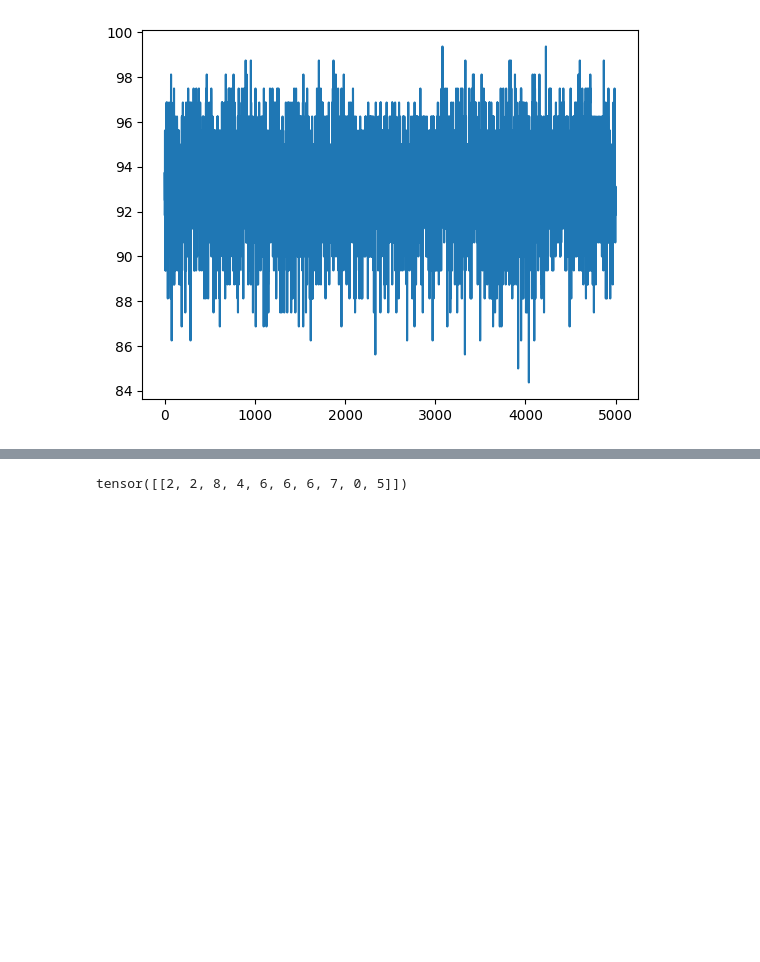
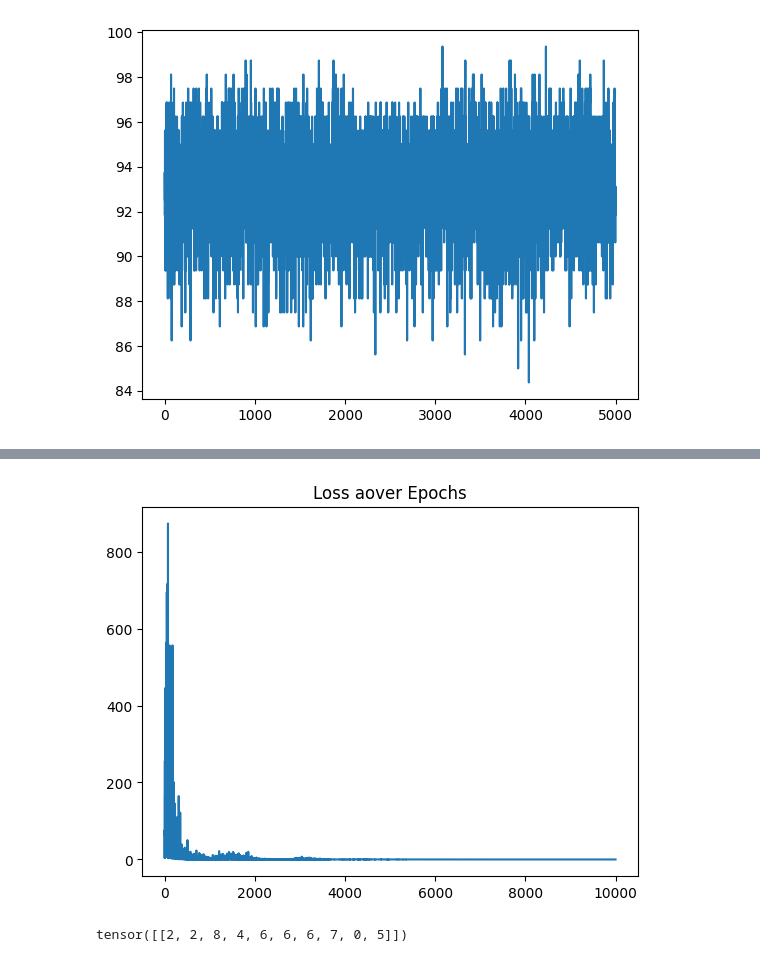
Before and after one commit to baptxste/projet_3A, a Jupyter notebook: train1.ipynb, the cells around one changed output, grey strips where cells are left out. Saved outputs shown, nothing was run; the diff lists cells and outputs as text; code cells hidden in the pictures; blank space fills up the shorter version.

```diff
--- a/train1.ipynb
+++ b/train1.ipynb
@@ -312,3 +300,10 @@ plt.show()
+# %%
+
+plt.plot(losses)
+plt.title('Loss aover Epochs')
+plt.show()
+# %% [output]
+[figure, added]
 # %%
 def plot_tensors(tensor1, tensor2, labels=("Tensor 1", "Tensor 2")):
 
```
Also changed, not shown: parts of 20 cells of this notebook, 23 other files.
